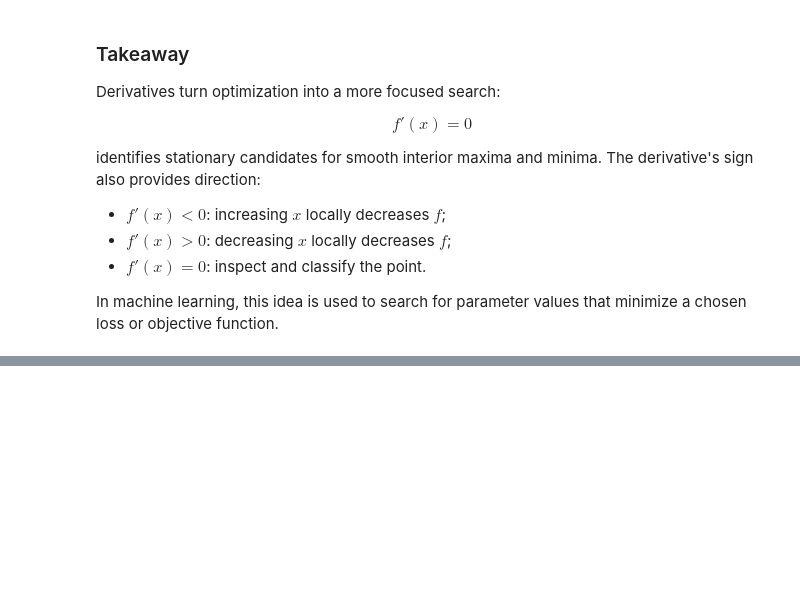
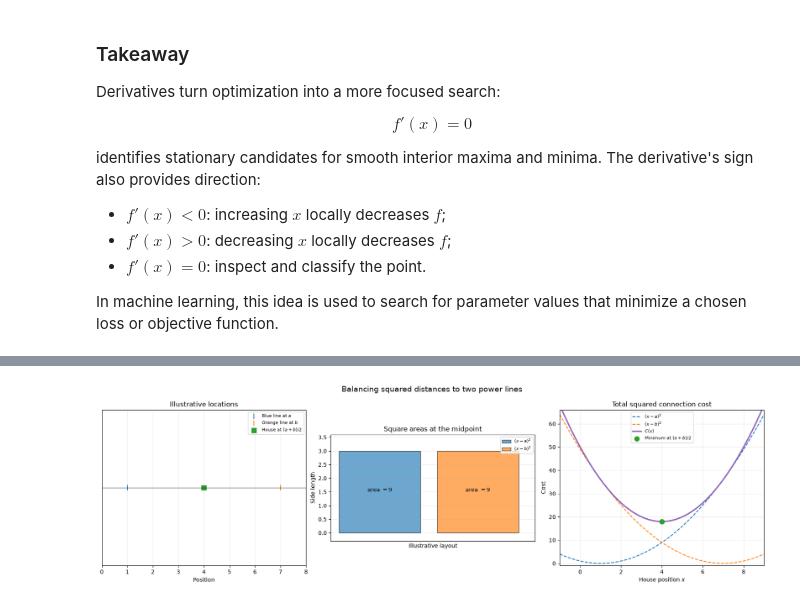
Before and after one commit to majorgilles/mathematics-for-machine-learning-and-data-science, a Jupyter notebook: weeks/c2_w1/03-optimization.ipynb, the cells around one changed output, grey strips where cells are left out. Saved outputs shown, nothing was run; the diff lists cells and outputs as text; code cells hidden in the pictures; blank space fills up the shorter version.

```diff
--- a/weeks/c2_w1/03-optimization.ipynb
+++ b/weeks/c2_w1/03-optimization.ipynb
@@ -157,0 +345,67 @@ In machine learning, this idea is used to search for parameter values that minim
+# %%
+from matplotlib.patches import Rectangle
+
+two_line_a: float = 1.0
+two_line_b: float = 7.0
+two_line_midpoint: float = (two_line_a + two_line_b) / 2.0
+two_line_distance: float = two_line_midpoint - two_line_a
+two_line_positions: np.ndarray = np.linspace(-1.0, 9.0, 500)
+blue_costs: np.ndarray = (two_line_positions - two_line_a) ** 2
+orange_costs: np.ndarray = (two_line_positions - two_line_b) ** 2
+total_two_line_costs: np.ndarray = blue_costs + orange_costs
+minimum_two_line_cost: float = 2.0 * two_line_distance**2
+
+fig, axes = plt.subplots(1, 3, figsize=(17, 5.2))
+
+axes[0].axhline(0, color="black", linewidth=1)
+axes[0].scatter([two_line_a], [0], color="tab:blue", s=100, marker="|",
+                label="Blue line at $a$")
+axes[0].scatter([two_line_b], [0], color="tab:orange", s=100, marker="|",
+                label="Orange line at $b$")
+axes[0].scatter([two_line_midpoint], [0], color="tab:green", s=85, marker="s",
+                label="House at $(a+b)/2$")
+axes[0].set(title="Illustrative locations", xlabel="Position", ylabel="", xlim=(0, 8),
+            ylim=(-0.8, 0.8), yticks=[])
+axes[0].grid(axis="x", alpha=0.25)
+axes[0].legend(fontsize=8)
+
+blue_square = Rectangle((0, 0), two_line_distance, two_line_distance,
+                        facecolor="tab:blue", alpha=0.65, edgecolor="black",
+                        label="$(x-a)^2$")
+orange_square = Rectangle((two_line_distance + 0.6, 0), two_line_distance, two_line_distance,
+                          facecolor="tab:orange", alpha=0.65, edgecolor="black",
+                          label="$(x-b)^2$")
+axes[1].add_patch(blue_square)
+axes[1].add_patch(orange_square)
+axes[1].annotate(rf"area $={two_line_distance**2:g}$", (1.5, 1.5), ha="center")
+axes[1].annotate(rf"area $={two_line_distance**2:g}$", (5.1, 1.5), ha="center")
+axes[1].set(
+    title="Square areas at the midpoint",
+    xlabel="Illustrative layout",
+    ylabel="Side length",
+    xlim=(-0.3, 7.2),
+    ylim=(-0.3, 3.6),
+    xticks=[],
+)
+axes[1].set_aspect("equal")
+axes[1].grid(alpha=0.2)
+axes[1].legend(fontsize=8)
+
+axes[2].plot(two_line_positions, blue_costs, color="tab:blue", linestyle="--",
+             label="$(x-a)^2$")
+axes[2].plot(two_line_positions, orange_costs, color="tab:orange", linestyle="--",
+             label="$(x-b)^2$")
+axes[2].plot(two_line_positions, total_two_line_costs, color="tab:purple", linewidth=2.5,
+             label="$C(x)$")
+axes[2].scatter([two_line_midpoint], [minimum_two_line_cost], color="tab:green", s=75,
+                zorder=3, label="Minimum at $(a+b)/2$")
+axes[2].set(title="Total squared connection cost", xlabel="House position $x$",
+            ylabel="Cost", xlim=(-1, 9), ylim=(-1, 66))
+axes[2].grid(alpha=0.25)
+axes[2].legend(fontsize=8)
+
+fig.suptitle("Balancing squared distances to two power lines", fontsize=14)
+fig.tight_layout()
+plt.show()
+# %% [output]
+[figure, added]
```
Also changed, not shown: parts of 14 cells of this notebook.
